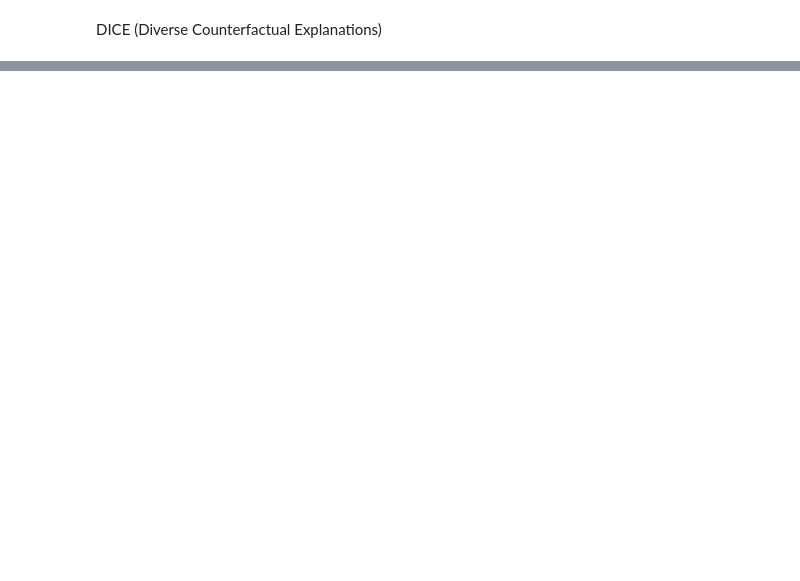
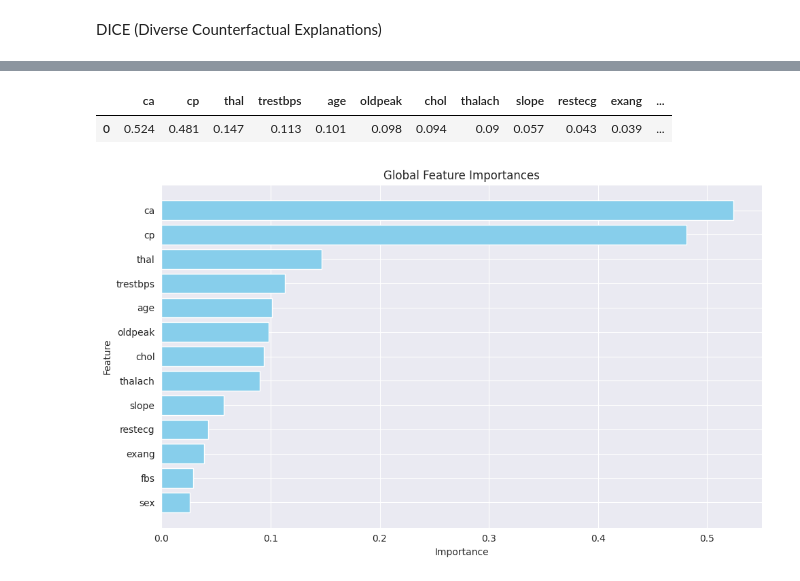
Before and after one commit to Lasya-2002/Heart_Health_Prediction-, a Jupyter notebook: XAI_heart_health_prediction.ipynb, the cells around one changed output, grey strips where cells are left out. Cells and saved outputs as stored; diff of their text form; code cells hidden in the pictures; blank space fills up the shorter version.

```diff
--- a/XAI_heart_health_prediction.ipynb
+++ b/XAI_heart_health_prediction.ipynb
@@ -385,4 +701,4 @@ print(imp.summary_importance)
 # %%
-query_instances=test_df[0:20]
+query_instances=test_df[0:100]
 imp=exp.global_feature_importance(query_instances,total_CFs=10)
-print(imp.summary_importance)
+f=pd.DataFrame(imp.summary_importance,index=[0])
@@ -392,0 +705,20 @@ print(imp.summary_importance)
+# %%
+f
+# %% [output]
+|  | ca | cp | thal | trestbps | age | oldpeak | chol | thalach | slope | restecg | exang | ... |
+| 0 | 0.524 | 0.481 | 0.147 | 0.113 | 0.101 | 0.098 | 0.094 | 0.09 | 0.057 | 0.043 | 0.039 | ... |
+# %%
+feature_names = f.columns
+importances = f.values.flatten()
+
+# Create a bar plot
+plt.figure(figsize=(10, 6))
+plt.barh(feature_names, importances, color='skyblue')
+plt.xlabel('Importance')
+plt.ylabel('Feature')
+plt.title('Global Feature Importances')
+plt.gca().invert_yaxis()  # Invert y-axis for better readability
+plt.tight_layout()
+plt.show()
+# %% [output]
+[figure, added]
```
Also changed, not shown: parts of 59 cells of this notebook, 3 other files.
